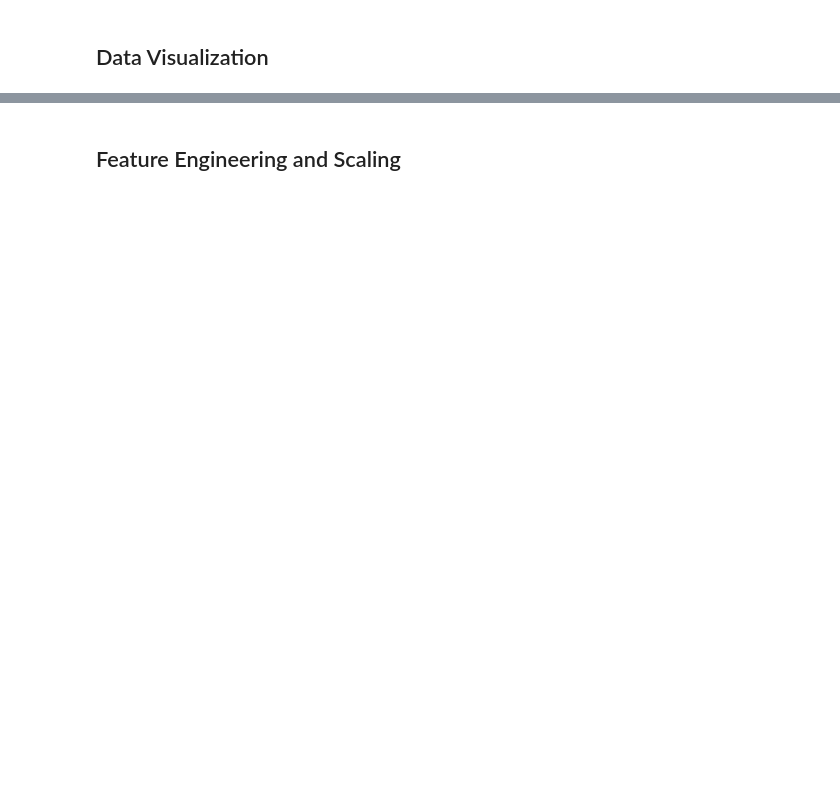
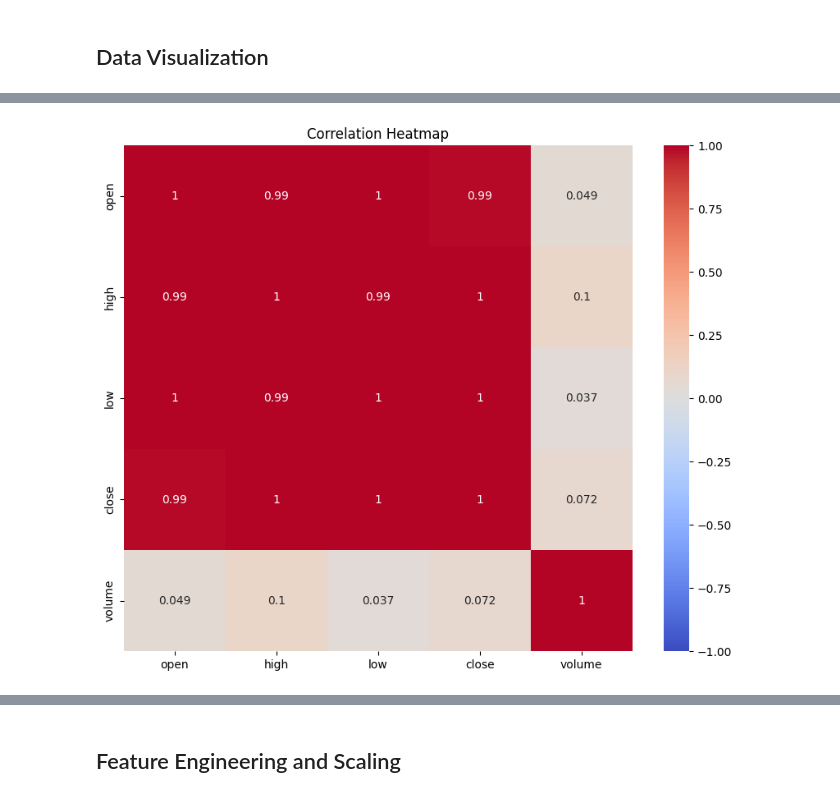
Before and after one commit to disisvm/Stock-Price-Prediction-Using-PySpark, a Jupyter notebook: aapl-stock-price-prediction.ipynb, the cells around one changed output, grey strips where cells are left out. Drawn from its saved outputs; the diff is of its cells as text; code cells hidden in the pictures; blank space fills up the shorter version.

```diff
--- a/aapl-stock-price-prediction.ipynb
+++ b/aapl-stock-price-prediction.ipynb
@@ -121,0 +277,11 @@ Rows: 100, Columns: 6
+# %%
+# Calculate correlation matrix
+corr_matrix = pandas_df[['open', 'high', 'low', 'close', 'volume']].corr()
+
+# Plot heatmap of the correlation matrix
+plt.figure(figsize=(10, 8))
+sns.heatmap(corr_matrix, annot=True, cmap='coolwarm', vmin=-1, vmax=1)
+plt.title('Correlation Heatmap')
+plt.show()
+# %% [output]
+[figure, added]
```
Also changed, not shown: parts of 40 cells of this notebook, 1 other file.
